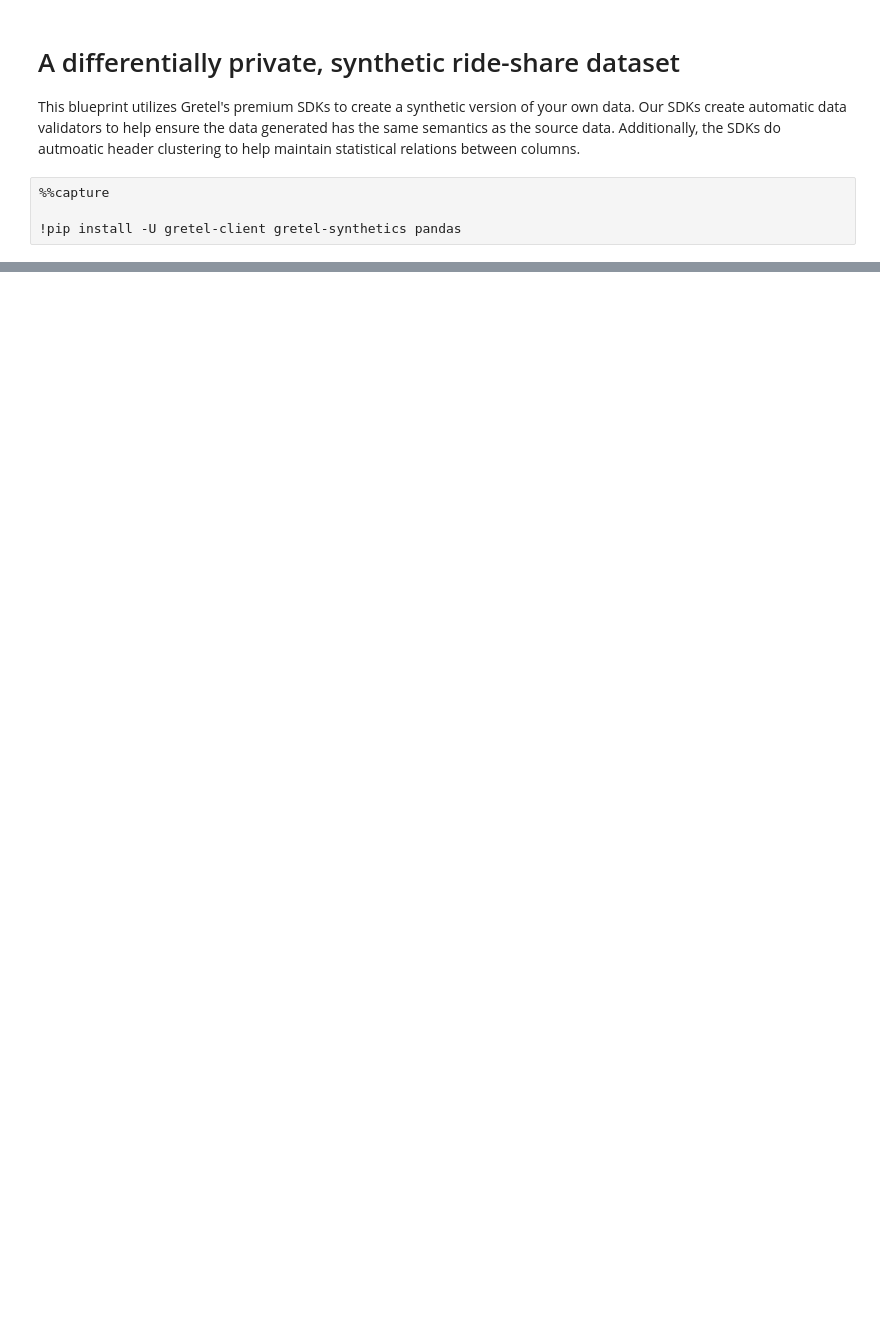
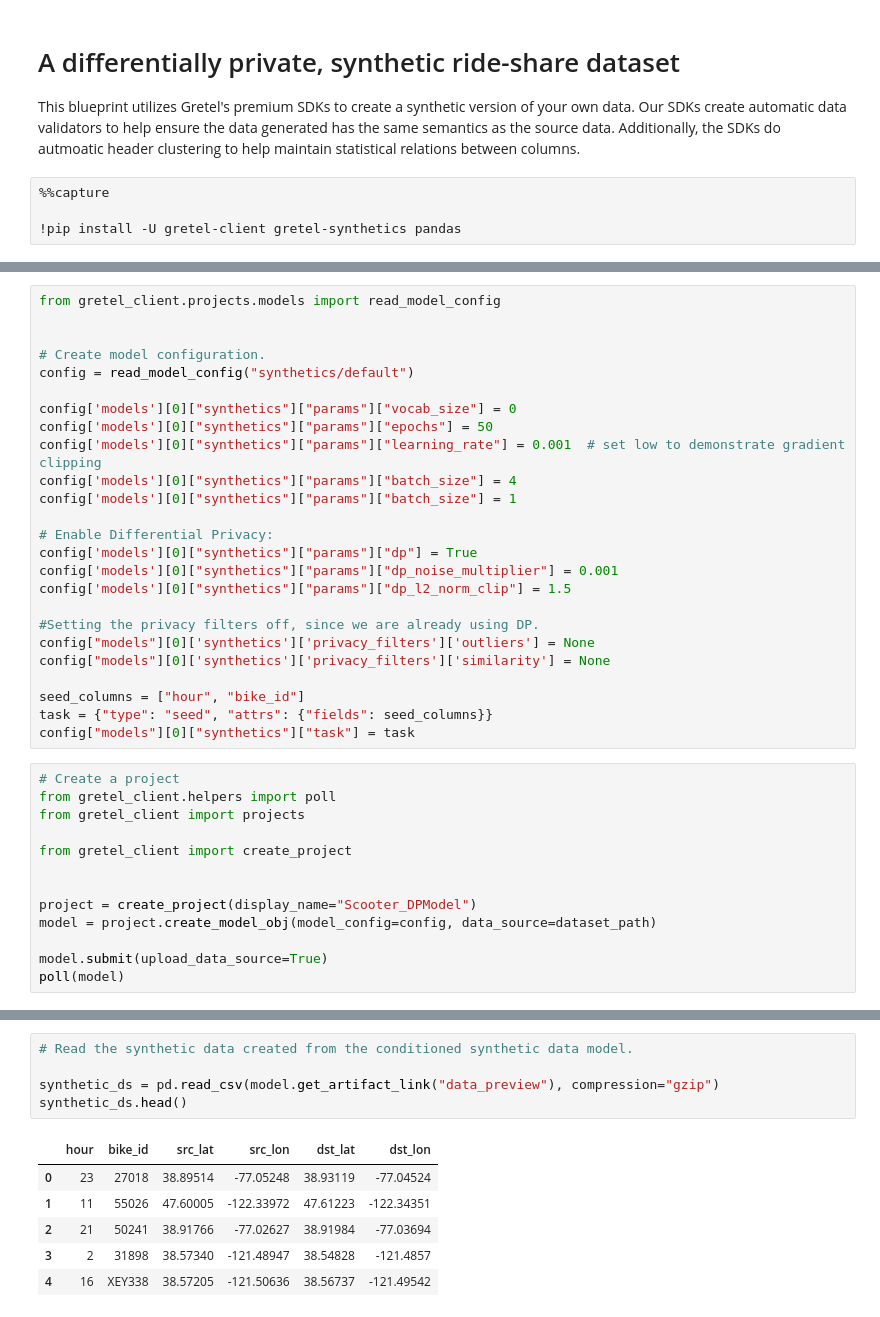
Before and after one commit to gretelai/gretel-blueprints, a Jupyter notebook: docs/notebooks/synthetic_data_uber_differential_privacy.ipynb, the cells around one changed output, grey strips where cells are left out. Drawn from its saved outputs; the diff is of its cells as text; blank space fills up the shorter version.

```diff
--- a/docs/notebooks/synthetic_data_uber_differential_privacy.ipynb
+++ b/docs/notebooks/synthetic_data_uber_differential_privacy.ipynb
@@ -177,0 +35,38 @@ df.to_csv('synthetic-data.csv', index=False)
+# %%
+from gretel_client.projects.models import read_model_config
+
+
+# Create model configuration.
+config = read_model_config("synthetics/default")
+
+config['models'][0]["synthetics"]["params"]["vocab_size"] = 0
+config['models'][0]["synthetics"]["params"]["epochs"] = 50
+config['models'][0]["synthetics"]["params"]["learning_rate"] = 0.001  # set low to demonstrate gradient clipping
+config['models'][0]["synthetics"]["params"]["batch_size"] = 4
+config['models'][0]["synthetics"]["params"]["batch_size"] = 1
+
+# Enable Differential Privacy:
+config['models'][0]["synthetics"]["params"]["dp"] = True
+config['models'][0]["synthetics"]["params"]["dp_noise_multiplier"] = 0.001
+config['models'][0]["synthetics"]["params"]["dp_l2_norm_clip"] = 1.5
+
+#Setting the privacy filters off, since we are already using DP.
+config["models"][0]['synthetics']['privacy_filters']['outliers'] = None
+config["models"][0]['synthetics']['privacy_filters']['similarity'] = None
+
+seed_columns = ["hour", "bike_id"]
+task = {"type": "seed", "attrs": {"fields": seed_columns}}
+config["models"][0]["synthetics"]["task"] = task
+# %%
+# Create a project
+from gretel_client.helpers import poll
+from gretel_client import projects
+
+from gretel_client import create_project
+
+
+project = create_project(display_name="Scooter_DPModel")
+model = project.create_model_obj(model_config=config, data_source=dataset_path)
+
+model.submit(upload_data_source=True)
+poll(model)
@@ -178,3 +109,15 @@ df.to_csv('synthetic-data.csv', index=False)
+# %%
+# Read the synthetic data created from the conditioned synthetic data model.
+
+synthetic_ds = pd.read_csv(model.get_artifact_link("data_preview"), compression="gzip")
+synthetic_ds.head()
+# %% [output]
+|  | hour | bike_id | src_lat | src_lon | dst_lat | dst_lon |
+| 0 | 23 | 27018 | 38.89514 | -77.05248 | 38.93119 | -77.04524 |
+| 1 | 11 | 55026 | 47.60005 | -122.33972 | 47.61223 | -122.34351 |
+| 2 | 21 | 50241 | 38.91766 | -77.02627 | 38.91984 | -77.03694 |
+| 3 | 2 | 31898 | 38.57340 | -121.48947 | 38.54828 | -121.4857 |
+| 4 | 16 | XEY338 | 38.57205 | -121.50636 | 38.56737 | -121.49542 |
 # %%
 secrets = [85.31243, 80.71705, 84.98992, 63.20242]
 
```
Also changed, not shown: parts of 7 cells of this notebook.
